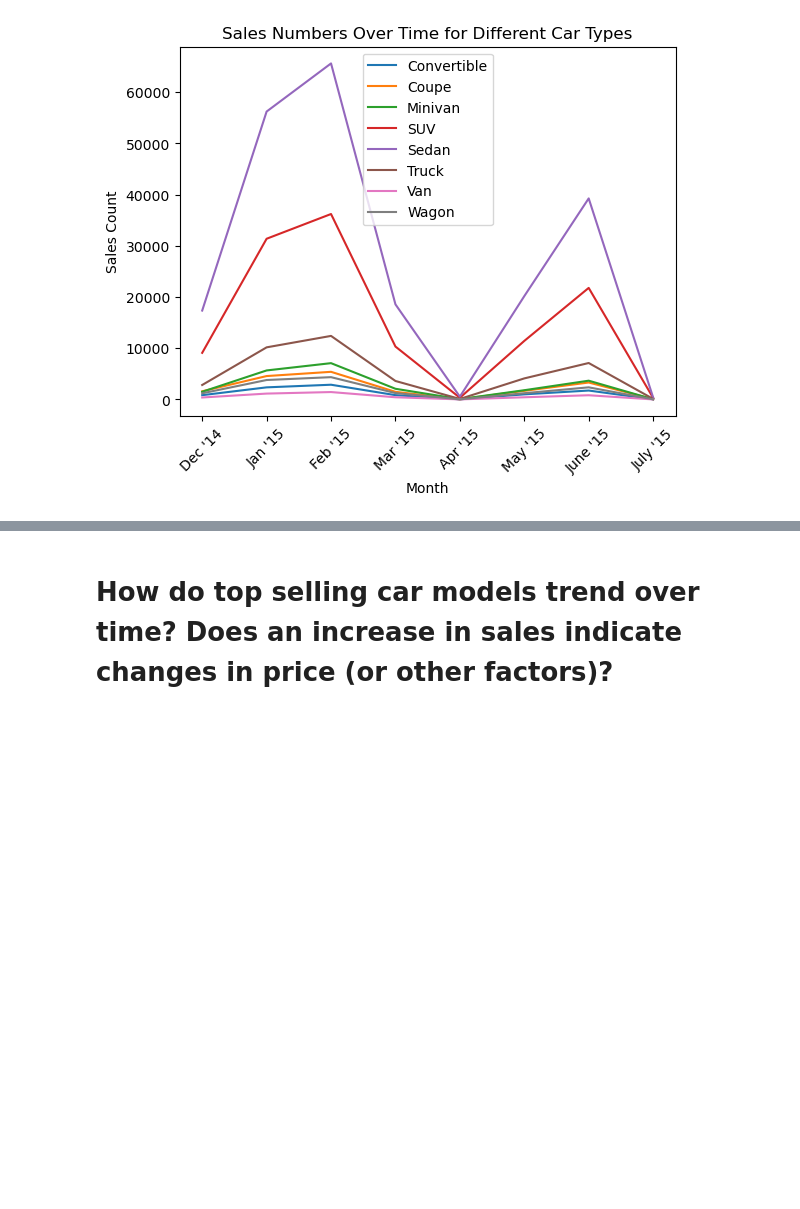
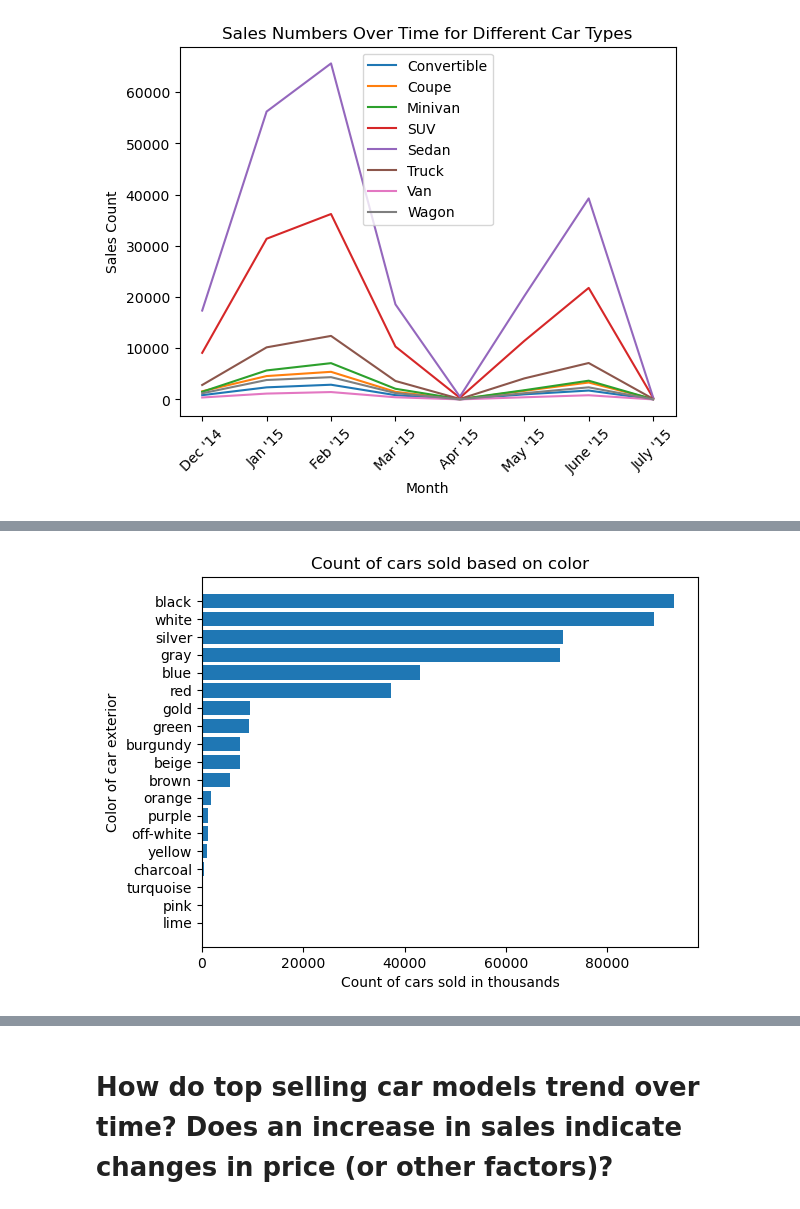
Before and after one commit to marsh52/project1, a Jupyter notebook: car_sales_analysis .ipynb, the cells around one changed output, grey strips where cells are left out. Cells and saved outputs as stored; diff of their text form; code cells hidden in the pictures; blank space fills up the shorter version.

```diff
--- a/car_sales_analysis .ipynb
+++ b/car_sales_analysis .ipynb
@@ -129,0 +204,12 @@ plt.show()
+# %%
+intex2 = intex.sort_values('sellingprice', ascending = True).reset_index()
+
+
+plt.barh(intex2['color1'], intex2['sellingprice'])
+plt.title("Count of cars sold based on color")
+plt.xlabel("Count of cars sold in thousands" )
+plt.ylabel("Color of car exterior")
+plt.savefig('Output/countBasedOnColor.png')
+plt.show()
+# %% [output]
+[figure, added]
```
Also changed, not shown: parts of 7 cells of this notebook, 6 other files.
